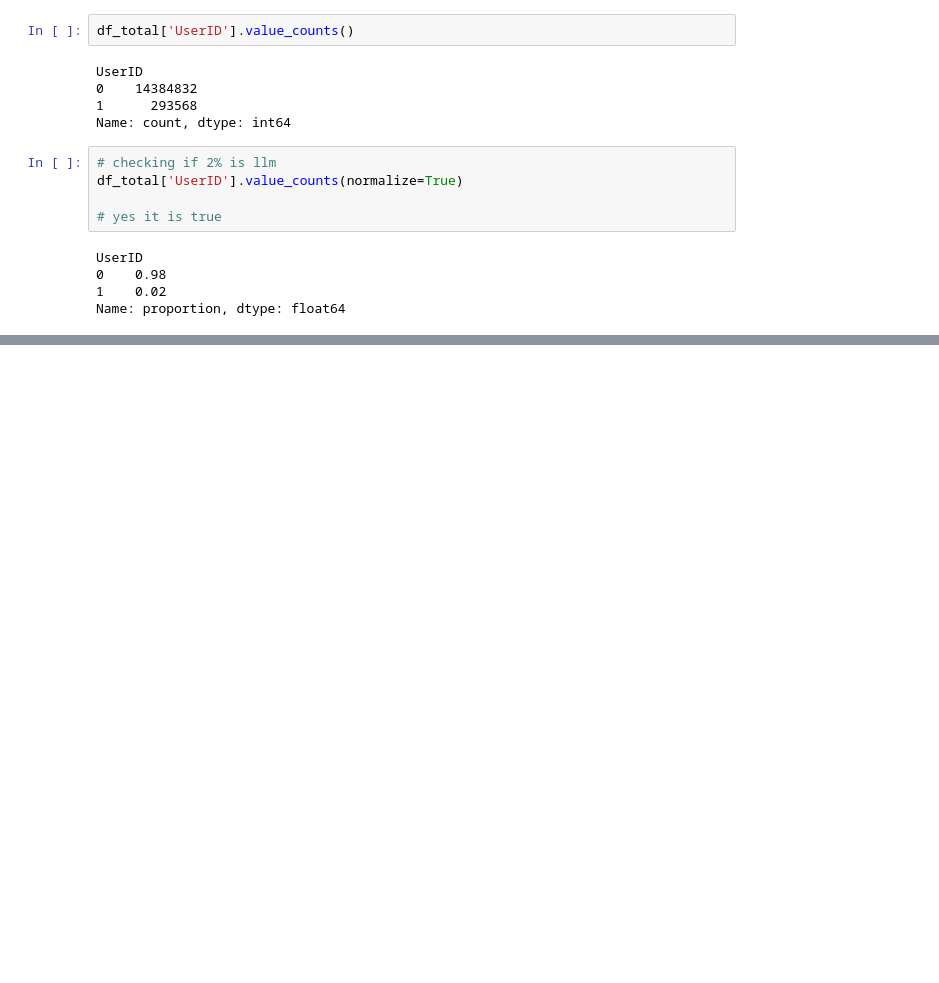
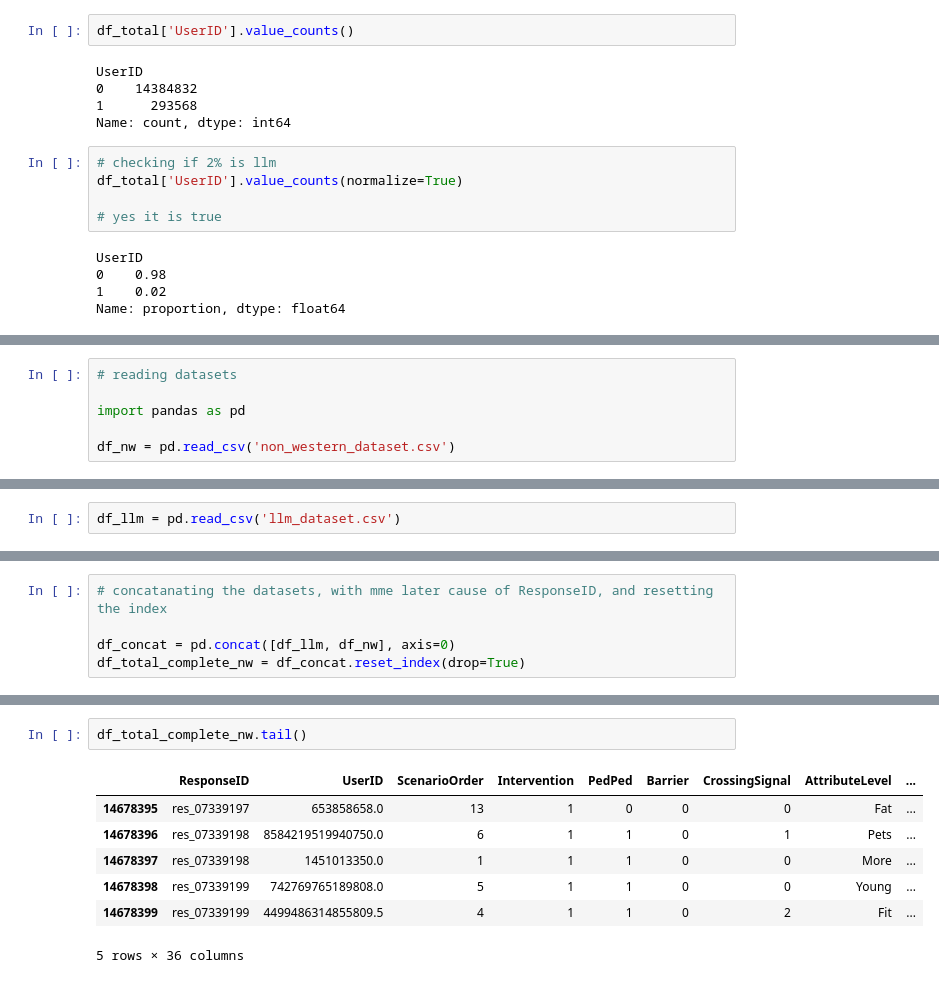
Before and after one commit to Moral-Machine-2024/Emmakuipers, a Jupyter notebook: pre_processing.ipynb, the cells around one changed output, grey strips where cells are left out. Saved outputs shown, nothing was run; the diff lists cells and outputs as text; blank space fills up the shorter version.

```diff
--- a/pre_processing.ipynb
+++ b/pre_processing.ipynb
@@ -115,0 +147,6 @@ Name: proportion, dtype: float64
+# %%
+# reading datasets
+
+import pandas as pd
+
+df_nw = pd.read_csv('non_western_dataset.csv')
@@ -115,0 +157,2 @@ Name: proportion, dtype: float64
+# %%
+df_llm = pd.read_csv('llm_dataset.csv')
@@ -115,0 +163,5 @@ Name: proportion, dtype: float64
+# %%
+# concatanating the datasets, with mme later cause of ResponseID, and resetting the index
+
+df_concat = pd.concat([df_llm, df_nw], axis=0)
+df_total_complete_nw = df_concat.reset_index(drop=True)
@@ -115,0 +182,10 @@ Name: proportion, dtype: float64
+# %%
+df_total_complete_nw.tail()
+# %% [output]
+|  | ResponseID | UserID | ScenarioOrder | Intervention | PedPed | Barrier | CrossingSignal | AttributeLevel | ... |
+| 14678395 | res_07339197 | 653858658.0 | 13 | 1 | 0 | 0 | 0 | Fat | ... |
+| 14678396 | res_07339198 | 8584219519940750.0 | 6 | 1 | 1 | 0 | 1 | Pets | ... |
+| 14678397 | res_07339198 | 1451013350.0 | 1 | 1 | 1 | 0 | 0 | More | ... |
+| 14678398 | res_07339199 | 742769765189808.0 | 5 | 1 | 1 | 0 | 0 | Young | ... |
+| 14678399 | res_07339199 | 4499486314855809.5 | 4 | 1 | 1 | 0 | 2 | Fit | ... |
+5 rows × 36 columns
```
Also changed, not shown: parts of 22 cells of this notebook, 6 other files.
